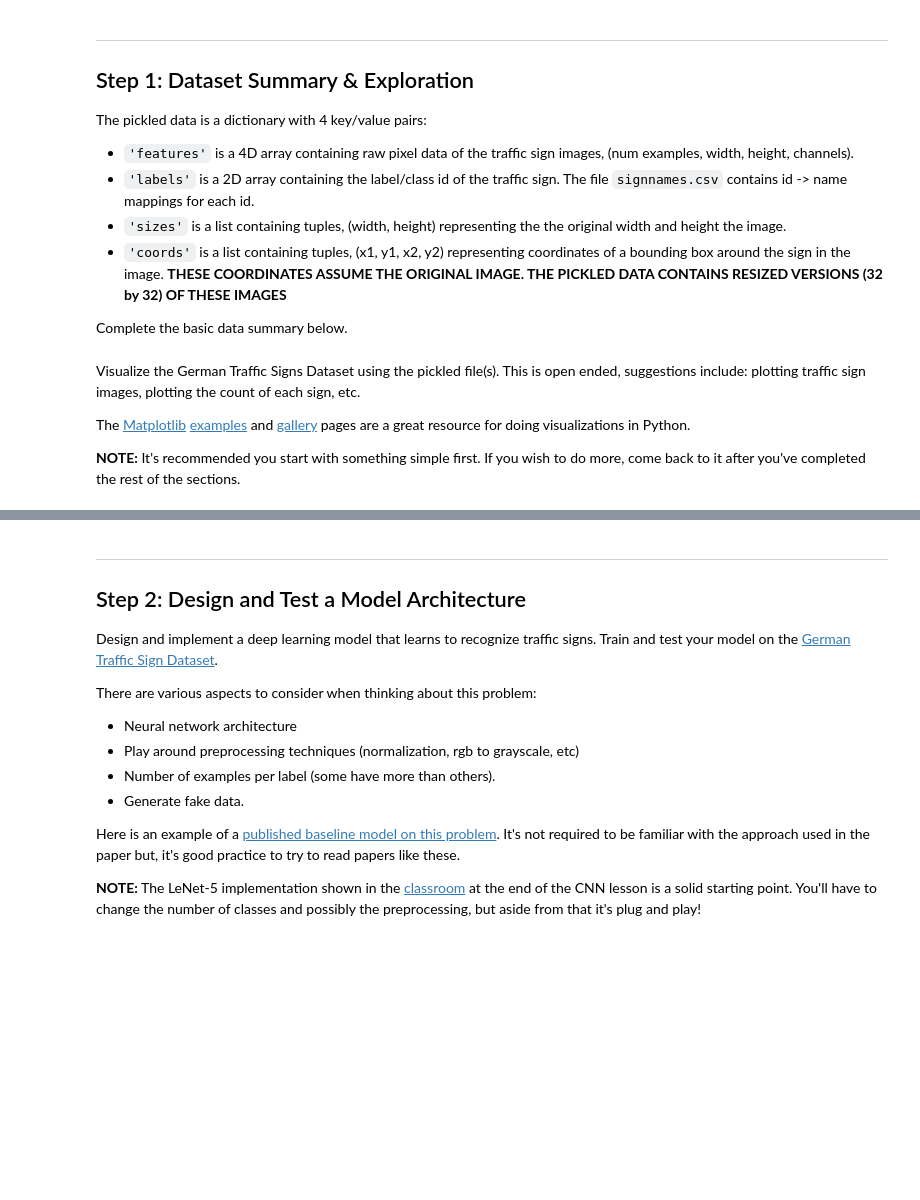
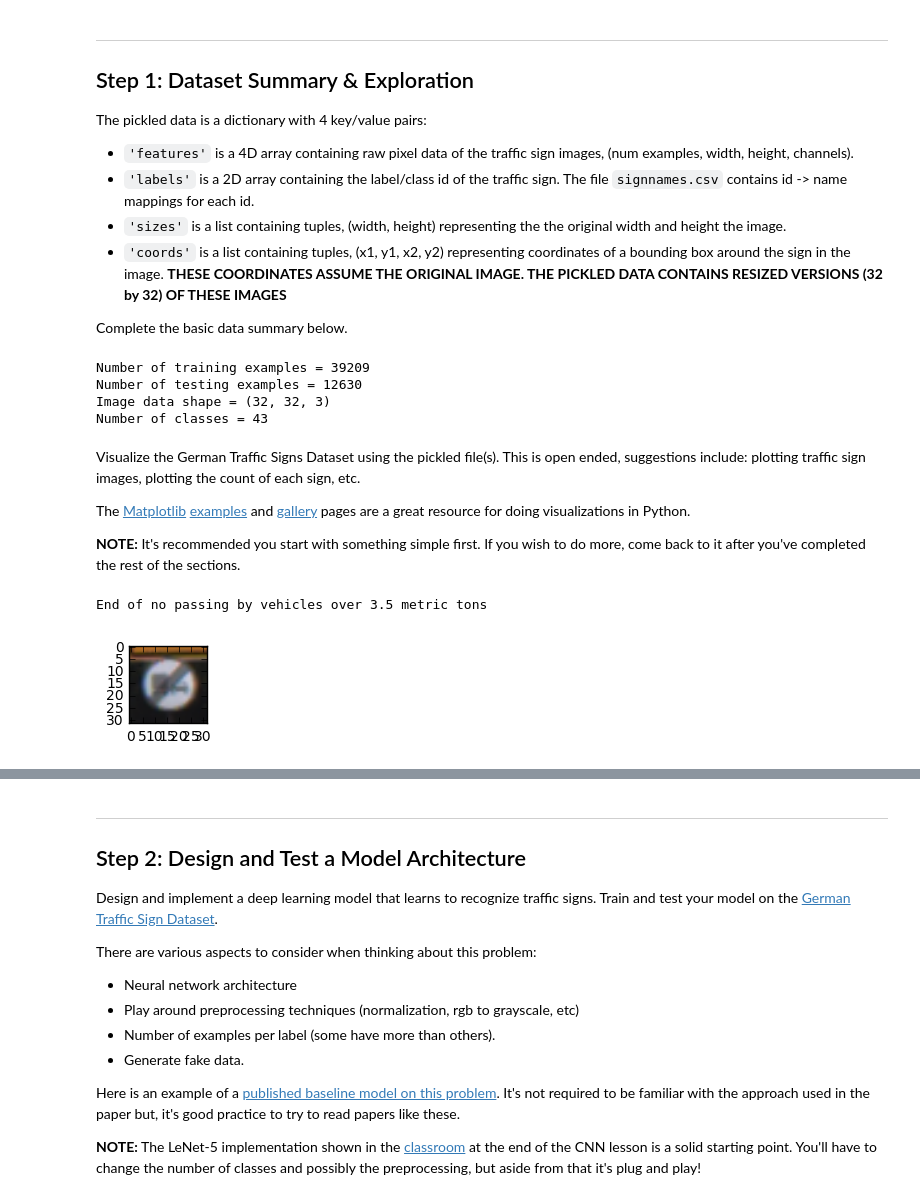
Before and after one commit to kyle-dorman/CarND-Traffic-Sign-Classifier-Project, a Jupyter notebook: iterations/Traffic_Sign_Classifier_0.ipynb, the cells around one changed output, grey strips where cells are left out. Cells and saved outputs as stored; diff of their text form; code cells hidden in the pictures; blank space fills up the shorter version.

```diff
--- a/iterations/Traffic_Sign_Classifier_0.ipynb
+++ b/iterations/Traffic_Sign_Classifier_0.ipynb
@@ -48,21 +48,26 @@ Complete the basic data summary below.
 ### Replace each question mark with the appropriate value.
 
 # TODO: Number of training examples
-n_train = ?
+n_train = len(X_train)
 
 # TODO: Number of testing examples.
-n_test = ?
+n_test = len(X_test)
 
 # TODO: What's the shape of an traffic sign image?
-image_shape = ?
+image_shape = (len(X_train[0]), len(X_train[0][0]), len(X_train[0][0][0]))
 
 # TODO: How many unique classes/labels there are in the dataset.
-n_classes = ?
+n_classes = len(set(y_train))
 
 print("Number of training examples =", n_train)
 print("Number of testing examples =", n_test)
 print("Image data shape =", image_shape)
 print("Number of classes =", n_classes)
+# %% [output]
+Number of training examples = 39209
+Number of testing examples = 12630
+Image data shape = (32, 32, 3)
+Number of classes = 43
 # %% [markdown]
 Visualize the German Traffic Signs Dataset using the pickled file(s). This is open ended, suggestions include: plotting traffic sign images, plotting the count of each sign, etc.
 
@@ -72,6 +77,26 @@ The [Matplotlib](http://matplotlib.org/) [examples](http://matplotlib.org/exampl
 # %%
 ### Data exploration visualization goes here.
 ### Feel free to use as many code cells as needed.
 import matplotlib.pyplot as plt
+import csv
+import numpy as np
+import random
 # Visualizations will be shown in the notebook.
 %matplotlib inline
+
+def load_csv_to_dict(csv_file):
+  with open(csv_file, mode='r') as infile:
+    reader = csv.reader(infile)
+    return {rows[0]:rows[1] for rows in reader}
+
+sign_dict = load_csv_to_dict("../signnames.csv")
+
+index = random.randint(0, len(X_train))
+image = X_train[index].squeeze()
+
+plt.figure(figsize=(1,1))
+plt.imshow(image)
+print(sign_dict[str(y_train[index])])
+# %% [output]
+End of no passing by vehicles over 3.5 metric tons
+[figure, added]
```
Also changed, not shown: parts of 22 cells of this notebook, 19 other files.
